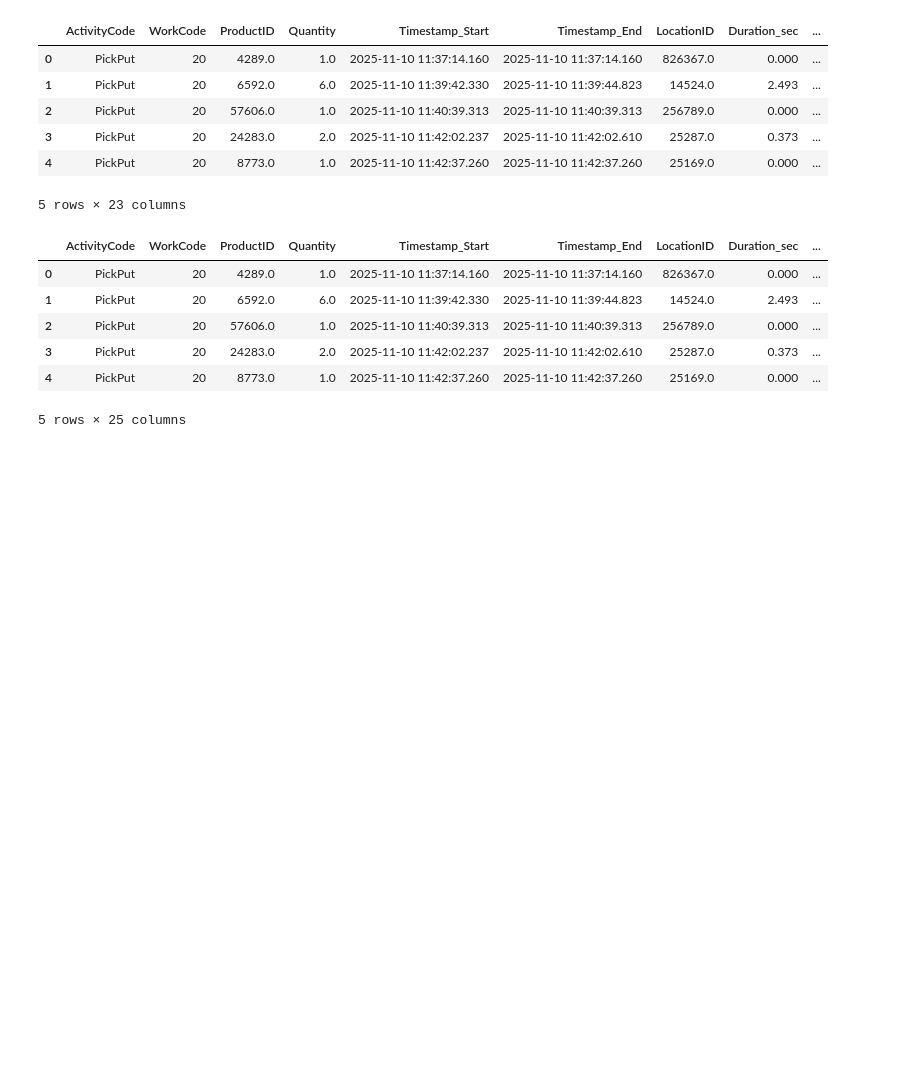
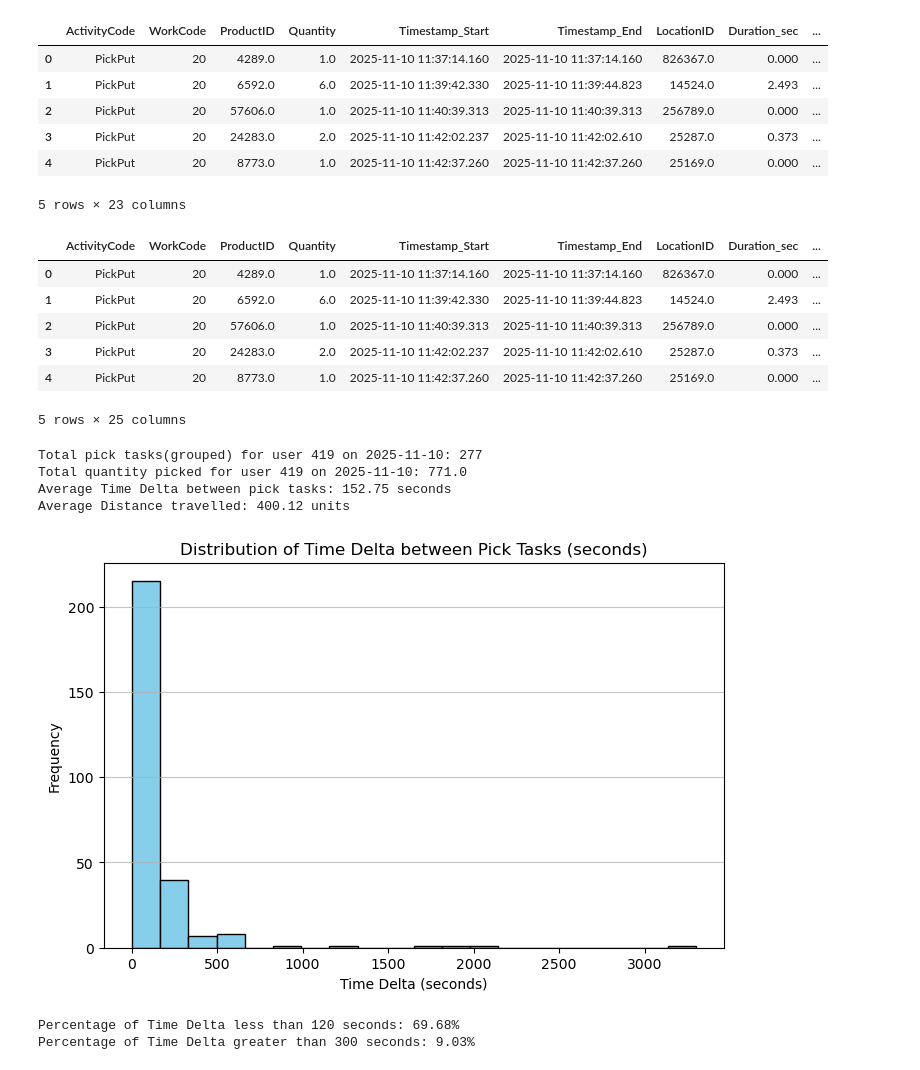
Before and after one commit to JiashenWangg/Lucas_Systems_Capstone_Project, a Jupyter notebook: EDA_Jiashen/eda_OE.ipynb, the cells around one changed output. Saved outputs shown, nothing was run; the diff lists cells and outputs as text; code cells hidden in the pictures; blank space fills up the shorter version.

```diff
--- a/EDA_Jiashen/eda_OE.ipynb
+++ b/EDA_Jiashen/eda_OE.ipynb
@@ -201,6 +195,9 @@ display(Distance.head())
 5 rows × 1246 columns
 # %%
 df = user419_nov10_detailed.copy()
+# Make sure df is sorted by Timestamp_Start
+df = df.sort_values(by="Timestamp_Start").reset_index(drop=True)
+
 df["Aisle2"] = df["Aisle"].astype(str).str.zfill(2)
 df["Bay2"]   = df["Bay"].astype(str).str.zfill(2)
 
@@ -255,3 +252,39 @@ display(df.head())
 | 3 | PickPut | 20 | 24283.0 | 2.0 | 2025-11-10 11:42:02.237 | 2025-11-10 11:42:02.610 | 25287.0 | 0.373 | ... |
 | 4 | PickPut | 20 | 8773.0 | 1.0 | 2025-11-10 11:42:37.260 | 2025-11-10 11:42:37.260 | 25169.0 | 0.000 | ... |
 5 rows × 25 columns
+# %%
+print(f"Total pick tasks(grouped) for user 419 on 2025-11-10: {df.shape[0]}")
+print(f"Total quantity picked for user 419 on 2025-11-10: {df['Quantity'].sum()}")
+
+# Average Time_Delta_sec between pick tasks
+avg_time_delta = df["Time_Delta_sec"].mean()
+print(f"Average Time Delta between pick tasks: {avg_time_delta:.2f} seconds")
+
+# Average Dist_prev_to_curr
+avg_dist = df["Dist_prev_to_curr"].mean()
+print(f"Average Distance travelled: {avg_dist:.2f} units")
+# %% [output]
+Total pick tasks(grouped) for user 419 on 2025-11-10: 277
+Total quantity picked for user 419 on 2025-11-10: 771.0
+Average Time Delta between pick tasks: 152.75 seconds
+Average Distance travelled: 400.12 units
+# %%
+# Plot distribution of Time_Delta_sec
+plt.figure(figsize=(8, 5))
+plt.hist(df["Time_Delta_sec"].dropna(), bins=20, color='skyblue', edgecolor='black')
+plt.title("Distribution of Time Delta between Pick Tasks (seconds)")
+plt.xlabel("Time Delta (seconds)")
+plt.ylabel("Frequency")
+plt.grid(axis='y', alpha=0.75)
+plt.show()
+# %% [output]
+[figure, added]
+# %%
+# Percentage of Time_Delta_sec less than 120s, > 300s
+pct_under_120s = (df["Time_Delta_sec"] < 120).mean() * 100
+print(f"Percentage of Time Delta less than 120 seconds: {pct_under_120s:.2f}%")
+pct_over_300s = (df["Time_Delta_sec"] > 300).mean() * 100
+print(f"Percentage of Time Delta greater than 300 seconds: {pct_over_300s:.2f}%")
+# %% [output]
+Percentage of Time Delta less than 120 seconds: 69.68%
+Percentage of Time Delta greater than 300 seconds: 9.03%
```
Also changed, not shown: parts of 6 cells of this notebook.
